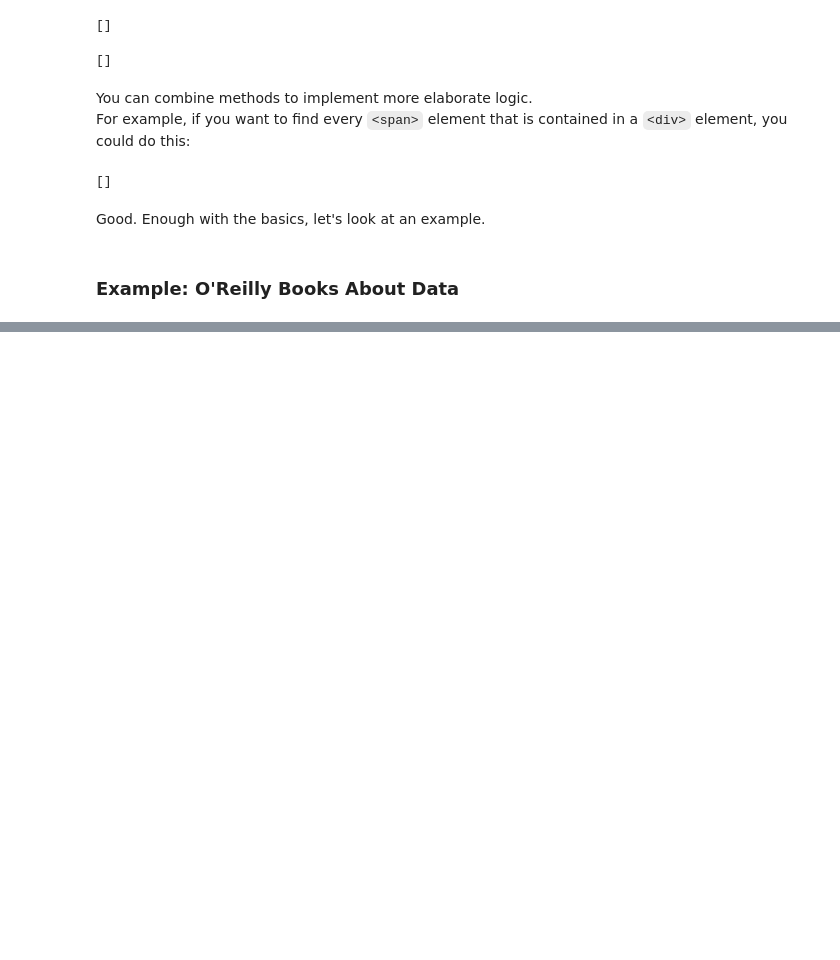
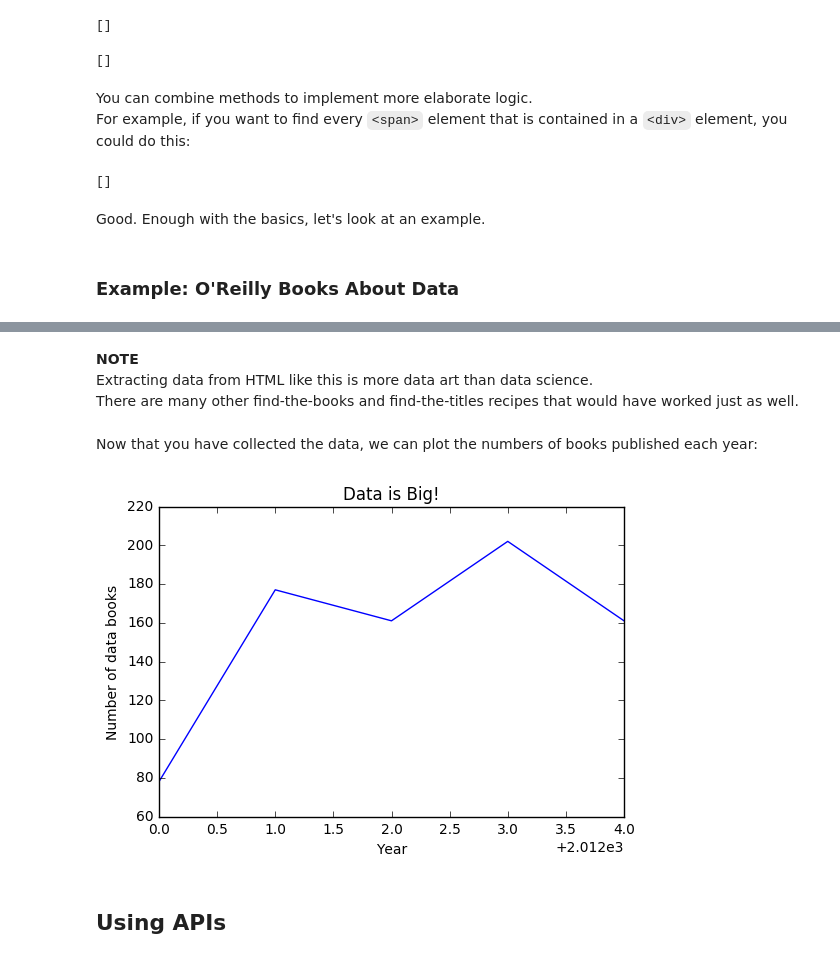
Before and after one commit to bgroveben/DataScienceFromScratch, a Jupyter notebook: 9_Chapter_Getting_Data.ipynb, the cells around one changed output, grey strips where cells are left out. Drawn from its saved outputs; the diff is of its cells as text; code cells hidden in the pictures; blank space fills up the shorter version.

Commit message:
Scraping O'Reilly for books about data

```diff
--- a/9_Chapter_Getting_Data.ipynb
+++ b/9_Chapter_Getting_Data.ipynb
@@ -356,0 +456,6 @@ Good. Enough with the basics, let's look at an example.
+# %%
+def is_video(td):
+    """ it's a video if it has exactly one pricelabel and
+        if the stripped text inside that pricelabel begins with 'Video"""
+    pricelabels = td('span', 'pricelabel')
+    return (len(pricelabels) == 1 and pricelabels[0].text.strip().startswith("Video"))
@@ -356,0 +464,18 @@ Good. Enough with the basics, let's look at an example.
+# %%
+from bs4 import BeautifulSoup
+import requests
+from time import sleep  # to accommodate the 30 second pause between requests in the robots.txt file
+
+base_url = "http://shop.oreilly.com/category/browse-subjects/data.do?sortby=publicationDate&page="
+books = []
+NUM_PAGES = 31  # at the time the book was written, probably more by now
+
+for page_num in range(1, NUM_PAGES + 1):
+    print "Souping page", page_num, ",", len(books), "found so far."
+    url = base_url + str(page_num)
+    soup = BeautifulSoup(requests.get(url).text, 'html5lib')
+    for td in soup('td', 'thumbtext'):
+        if not is_video(td):
+            books.append(book_info(td))
+    # now be a good citizen and respect the robots.txt
+    sleep(30)
@@ -356,0 +500,30 @@ Good. Enough with the basics, let's look at an example.
+# %% [markdown]
+**NOTE**
+Extracting data from HTML like this is more data art than data science.
+There are many other find-the-books and find-the-titles recipes that would have worked just as well.
+# %% [markdown]
+Now that you have collected the data, we can plot the numbers of books published each year:
+# %%
+def get_year(book):
+    """ book["date] takes the format 'November 2014', so we need to split on the space and take the second piece """
+    return int(book["date"].split()[1])
+# %%
+import matplotlib.pyplot as plt
+
+def plot_years(plt, books):
+    year_counts = Counter(get_year(book) for book in books
+                          if get_year(book) <= 2016)
+
+    years = sorted(year_counts)
+    book_counts = [year_counts[year] for year in years]
+    plt.plot(years, book_counts)
+    plt.xlabel("Year")
+    plt.ylabel("Number of data books")
+    plt.title("Data is Big!")
+    plt.show()
+
+plot_years(plt, books)
+# %% [output]
+[figure, added]
+# %% [markdown]
+## Using APIs
```
Also changed, not shown: parts of 25 cells of this notebook, 1 other file.
